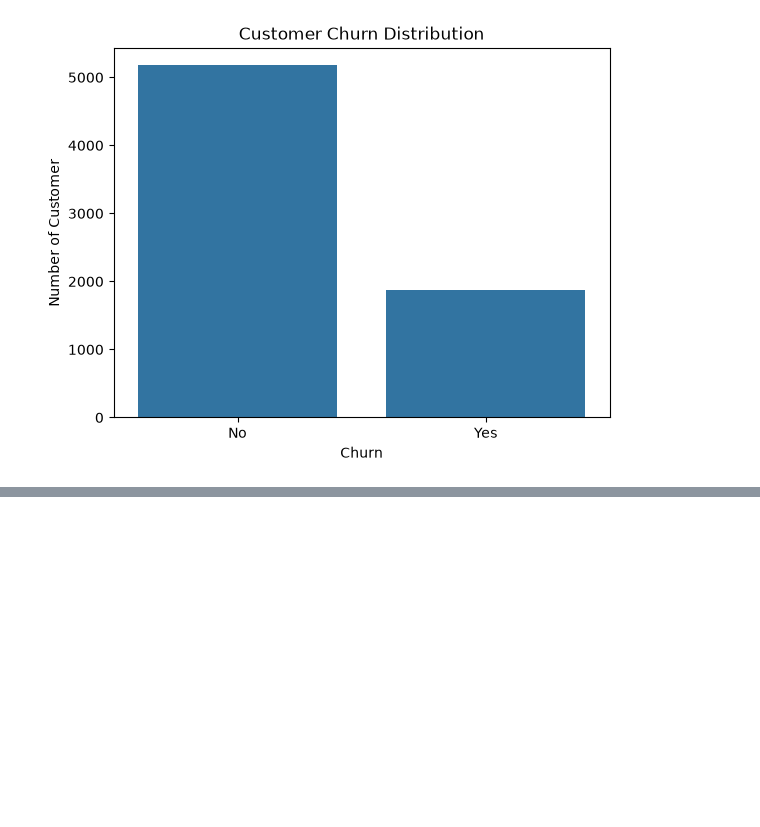
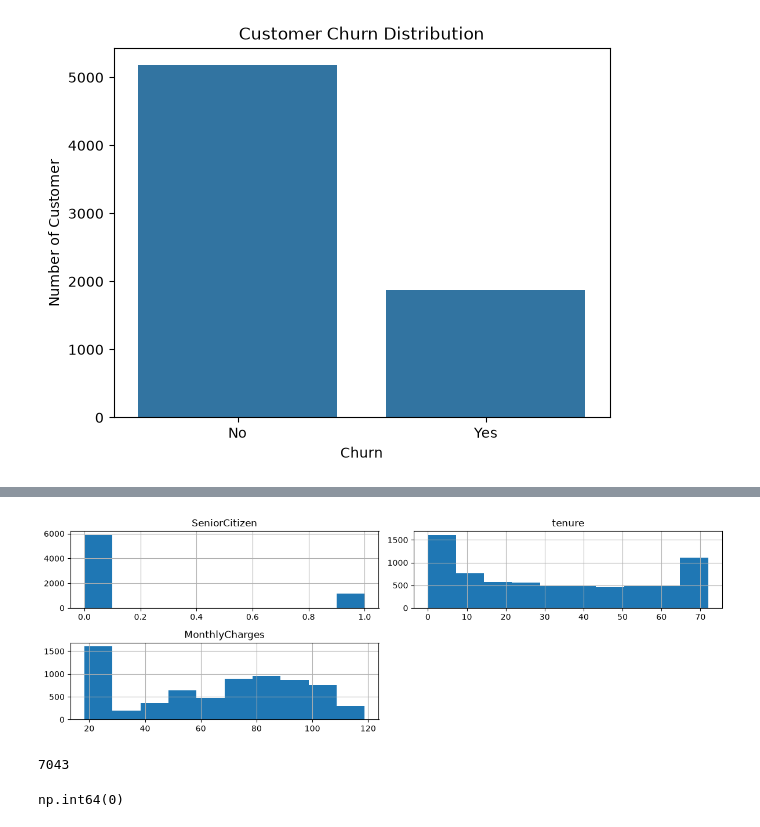
Before and after one commit to heixen/Customer-Churn-Prediction, a Jupyter notebook: notebooks/01_data_exploration.ipynb, the cells around one changed output, grey strips where cells are left out. Cells and saved outputs as stored; diff of their text form; code cells hidden in the pictures; blank space fills up the shorter version.

```diff
--- a/notebooks/01_data_exploration.ipynb
+++ b/notebooks/01_data_exploration.ipynb
@@ -167,0 +224,17 @@ plt.show()
+# %%
+df[["SeniorCitizen", "tenure", "MonthlyCharges"]].hist(
+    figsize=(12, 4)
+)
+
+plt.tight_layout()
+plt.show()
+# %% [output]
+[figure, added]
+# %%
+df["customerID"].nunique()[]
+# %% [output]
+7043
+# %%
+df["customerID"].duplicated().sum()
+# %% [output]
+np.int64(0)
```
Also changed, not shown: parts of 30 cells of this notebook, 5 other files.
